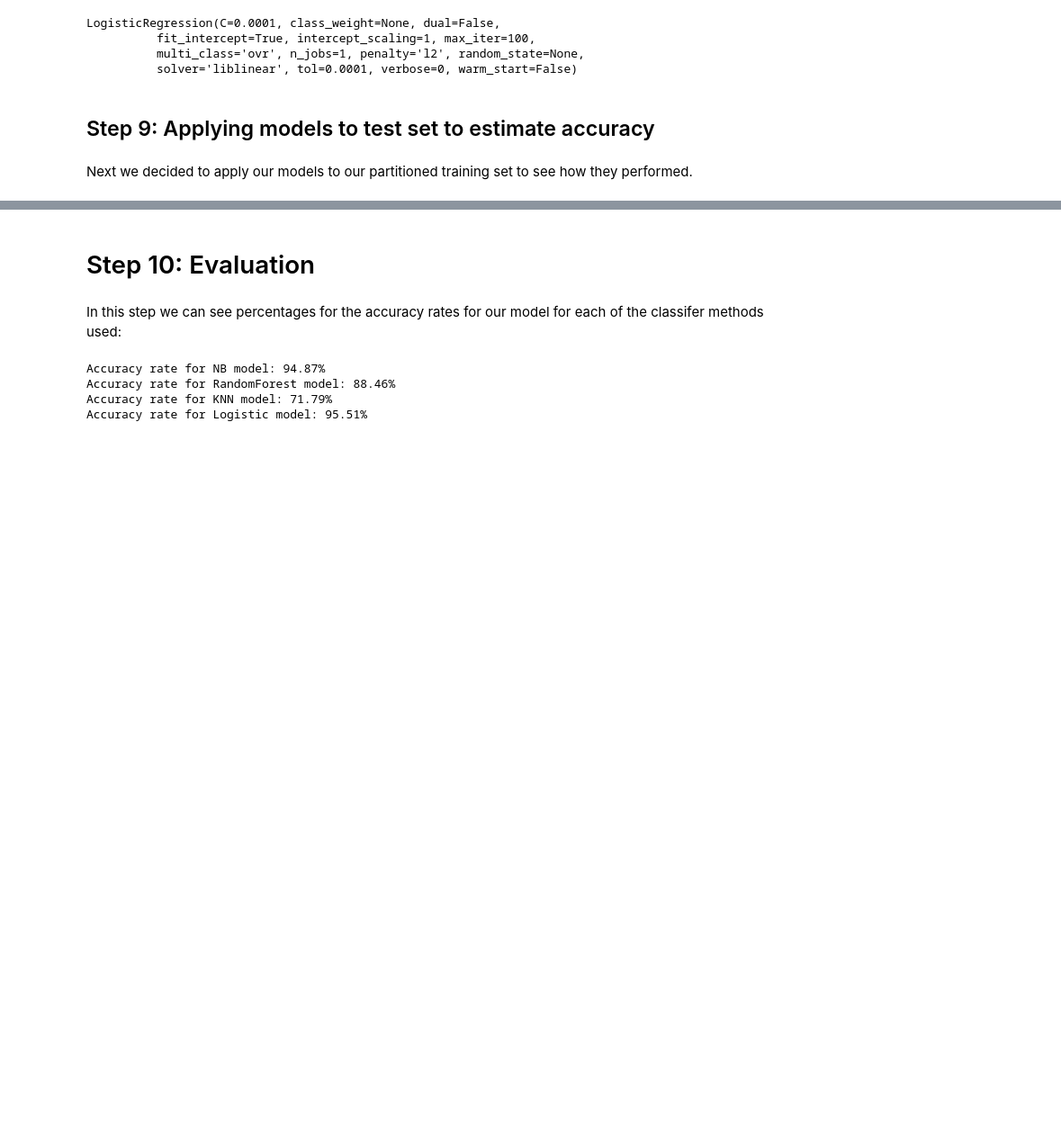
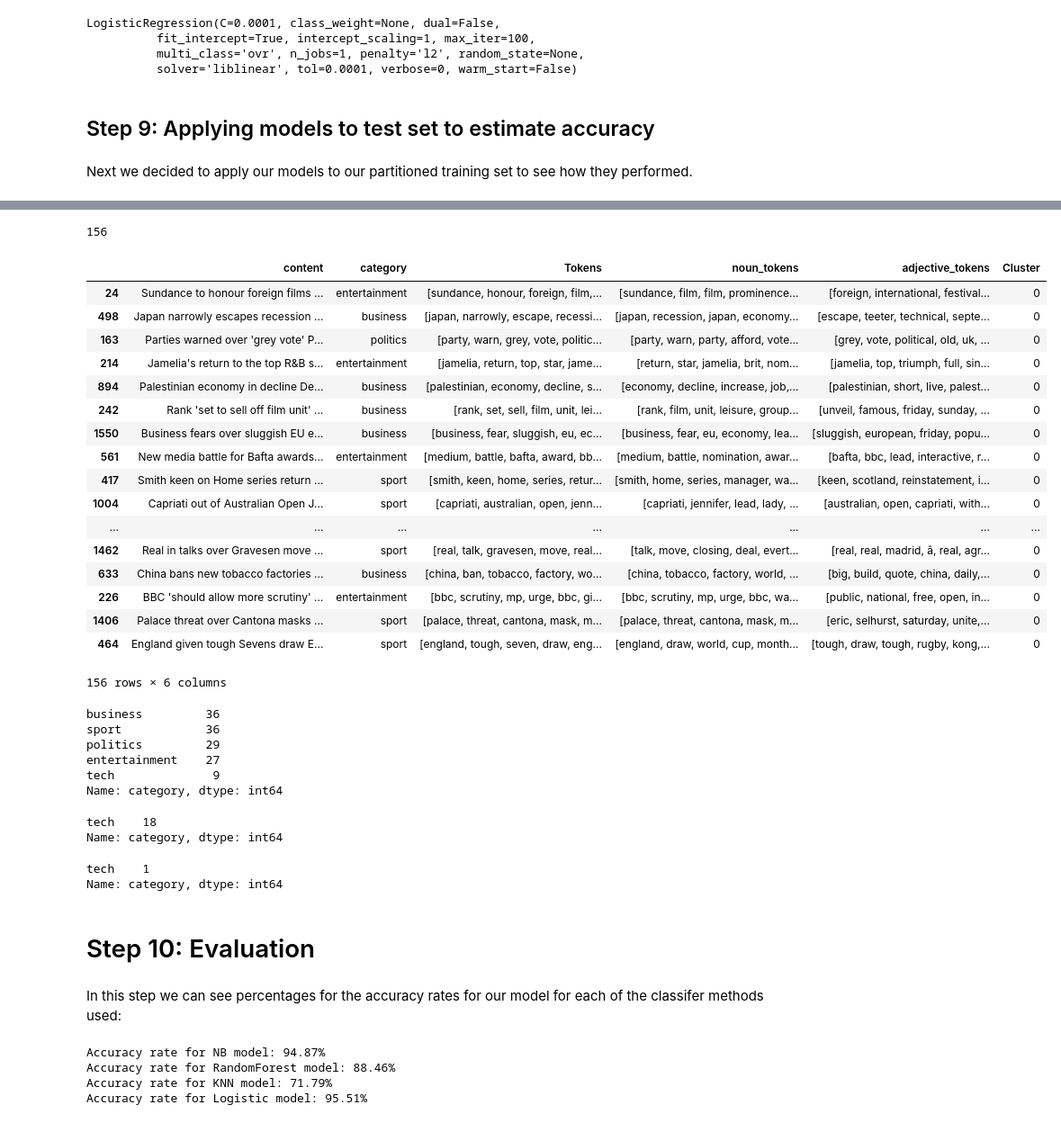
Before and after one commit to L-brierton/Text-Analytics-College-Project, a Jupyter notebook: Homework 2.ipynb, the cells around one changed output, grey strips where cells are left out. Shown at 90% size. Cells and saved outputs as stored; diff of their text form; code cells hidden in the pictures; blank space fills up the shorter version.

Commit message:
KMeans help

```diff
--- a/Homework 2.ipynb
+++ b/Homework 2.ipynb
@@ -554,6 +552,6 @@ RandomForestClassifier(bootstrap=True, class_weight=None, criterion='gini',
 # %% [markdown]
 ### K-Means classifier
 # %%
-modelkmeans = KMeans(n_clusters=5, init='k-means++', max_iter=200, n_init=100)
+modelkmeans = KMeans(n_clusters=5, init='k-means++')
 modelkmeans.fit(model_tfidf)
 # %% [output]
@@ -627,3 +648,51 @@ predicted_labels_kmeans = modelkmeans.predict(validation_tfidf)
+# %%
+newdf = df_handle.copy()
+newdf = newdf.loc[validation_tfidf.index.values]
+len(newdf.index)
+# %% [output]
+156
+# %%
+#new column adding predicted cluster to index
+newdf["Cluster"] = predicted_labels_kmeans
+newdf
+# %% [output]
+|  | content | category | Tokens | noun_tokens | adjective_tokens | Cluster |
+| 24 | Sundance to honour foreign films ... | entertainment | [sundance, honour, foreign, film,... | [sundance, film, film, prominence... | [foreign, international, festival... | 0 |
+| 498 | Japan narrowly escapes recession ... | business | [japan, narrowly, escape, recessi... | [japan, recession, japan, economy... | [escape, teeter, technical, septe... | 0 |
+| 163 | Parties warned over 'grey vote' P... | politics | [party, warn, grey, vote, politic... | [party, warn, party, afford, vote... | [grey, vote, political, old, uk, ... | 0 |
+| 214 | Jamelia's return to the top R&B s... | entertainment | [jamelia, return, top, star, jame... | [return, star, jamelia, brit, nom... | [jamelia, top, triumph, full, sin... | 0 |
+| 894 | Palestinian economy in decline De... | business | [palestinian, economy, decline, s... | [economy, decline, increase, job,... | [palestinian, short, live, palest... | 0 |
+| 242 | Rank 'set to sell off film unit' ... | business | [rank, set, sell, film, unit, lei... | [rank, film, unit, leisure, group... | [unveil, famous, friday, sunday, ... | 0 |
+| 1550 | Business fears over sluggish EU e... | business | [business, fear, sluggish, eu, ec... | [business, fear, eu, economy, lea... | [sluggish, european, friday, popu... | 0 |
+| 561 | New media battle for Bafta awards... | entertainment | [medium, battle, bafta, award, bb... | [medium, battle, nomination, awar... | [bafta, bbc, lead, interactive, r... | 0 |
+| 417 | Smith keen on Home series return ... | sport | [smith, keen, home, series, retur... | [smith, home, series, manager, wa... | [keen, scotland, reinstatement, i... | 0 |
+| 1004 | Capriati out of Australian Open J... | sport | [capriati, australian, open, jenn... | [capriati, jennifer, lead, lady, ... | [australian, open, capriati, with... | 0 |
+| ... | ... | ... | ... | ... | ... | ... |
+| 1462 | Real in talks over Gravesen move ... | sport | [real, talk, gravesen, move, real... | [talk, move, closing, deal, evert... | [real, real, madrid, â, real, agr... | 0 |
+| 633 | China bans new tobacco factories ... | business | [china, ban, tobacco, factory, wo... | [china, tobacco, factory, world, ... | [big, build, quote, china, daily,... | 0 |
+| 226 | BBC 'should allow more scrutiny' ... | entertainment | [bbc, scrutiny, mp, urge, bbc, gi... | [bbc, scrutiny, mp, urge, bbc, wa... | [public, national, free, open, in... | 0 |
+| 1406 | Palace threat over Cantona masks ... | sport | [palace, threat, cantona, mask, m... | [palace, threat, cantona, mask, m... | [eric, selhurst, saturday, unite,... | 0 |
+| 464 | England given tough Sevens draw E... | sport | [england, tough, seven, draw, eng... | [england, draw, world, cup, month... | [tough, draw, tough, rugby, kong,... | 0 |
+156 rows × 6 columns
+# %%
+newdf.query('Cluster==0')['category'].value_counts()
+# %% [output]
+business         36
+sport            36
+politics         29
+entertainment    27
+tech              9
+Name: category, dtype: int64
+# %%
+newdf.query('Cluster==1')['category'].value_counts()
+# %% [output]
+tech    18
+Name: category, dtype: int64
+# %%
+newdf.query('Cluster==3')['category'].value_counts()
+# %% [output]
+tech    1
+Name: category, dtype: int64
 # %%
 predicted_labels_knn = modelknn.predict(validation_tfidf)
 predicted_probas_knn = modelknn.predict_proba(validation_tfidf)
```
Also changed, not shown: parts of 8 cells of this notebook.
